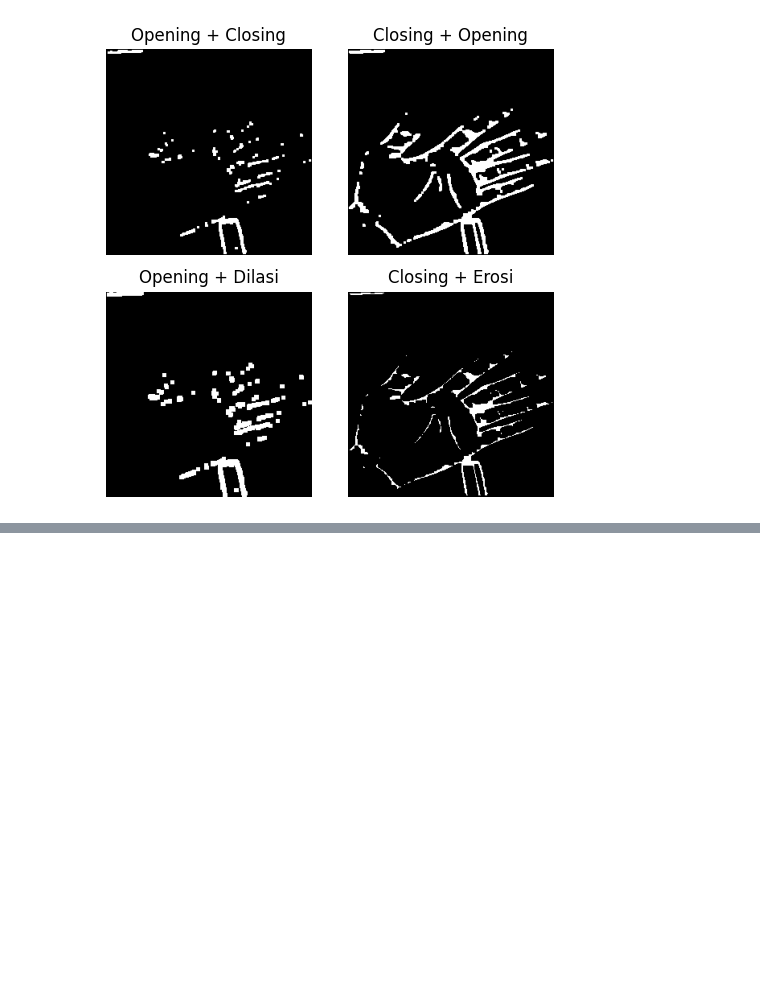
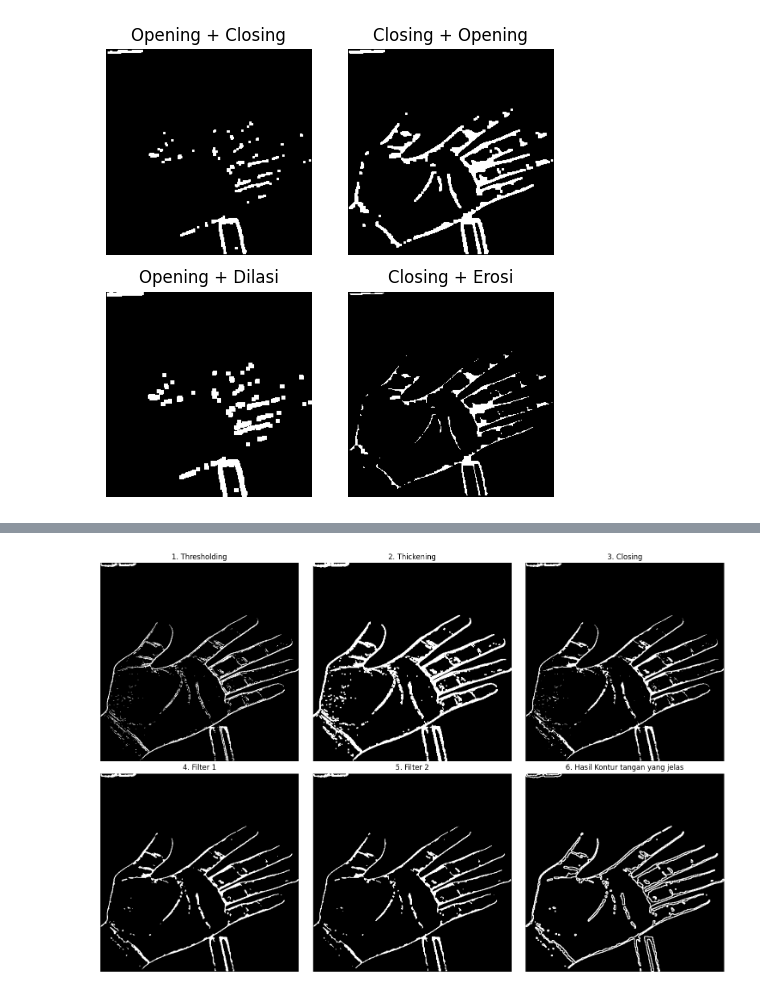
Before and after one commit to praktikum-pcd-2026/ynk-m4-LaluAbdullahRafi, a Jupyter notebook: jurnal_fix.ipynb, the cells around one changed output, grey strips where cells are left out. Saved outputs shown, nothing was run; the diff lists cells and outputs as text; code cells hidden in the pictures; blank space fills up the shorter version.

```diff
--- a/jurnal_fix.ipynb
+++ b/jurnal_fix.ipynb
@@ -579,3 +589,57 @@ plt.show()
+# %%
+img_target_size = fungsi_dua(img_tangan_gray, 512, 512)
+tepi_sobel = sobel_manual(img_target_size)
+
+proses_1_thresh = threshold_manual(tepi_sobel, 10)
+
+proses_2_thick = metode_satu(proses_1_thresh, kernel_3x3)
+
+proses_3_closing = metode_dua(proses_2_thick, kernel_3x3)
+
+proses_4_median1 = filter(proses_3_closing, 3, 'median')
+
+proses_5_median2 = filter(proses_4_median1, 3, 'median')
+
+dilasi_final = metode_satu(proses_5_median2, kernel_3x3)
+erosi_final = metode_dua(proses_5_median2, kernel_3x3)
+proses_6_gradmorph = (dilasi_final - erosi_final).astype(np.uint8)
+
+plt.figure(figsize=(15, 10))
+
+plt.subplot(2, 3, 1)
+plt.imshow(proses_1_thresh, cmap='gray')
+plt.title('1. Thresholding')
+plt.axis('off')
+
+plt.subplot(2, 3, 2)
+plt.imshow(proses_2_thick, cmap='gray')
+plt.title('2. Thickening')
+plt.axis('off')
+
+plt.subplot(2, 3, 3)
+plt.imshow(proses_3_closing, cmap='gray')
+plt.title('3. Closing')
+plt.axis('off')
+
+plt.subplot(2, 3, 4)
+plt.imshow(proses_4_median1, cmap='gray')
+plt.title('4. Filter 1')
+plt.axis('off')
+
+plt.subplot(2, 3, 5)
+plt.imshow(proses_5_median2, cmap='gray')
+plt.title('5. Filter 2')
+plt.axis('off')
+
+plt.subplot(2, 3, 6)
+plt.imshow(proses_6_gradmorph, cmap='gray')
+plt.title('6. Hasil Kontur tangan yang jelas')
+plt.axis('off')
+
+plt.tight_layout()
+plt.show()
+# %% [output]
+[figure, added]
 # %% [markdown]
 ### **KESIMPULAN**
 
```
Also changed, not shown: parts of 6 cells of this notebook.
